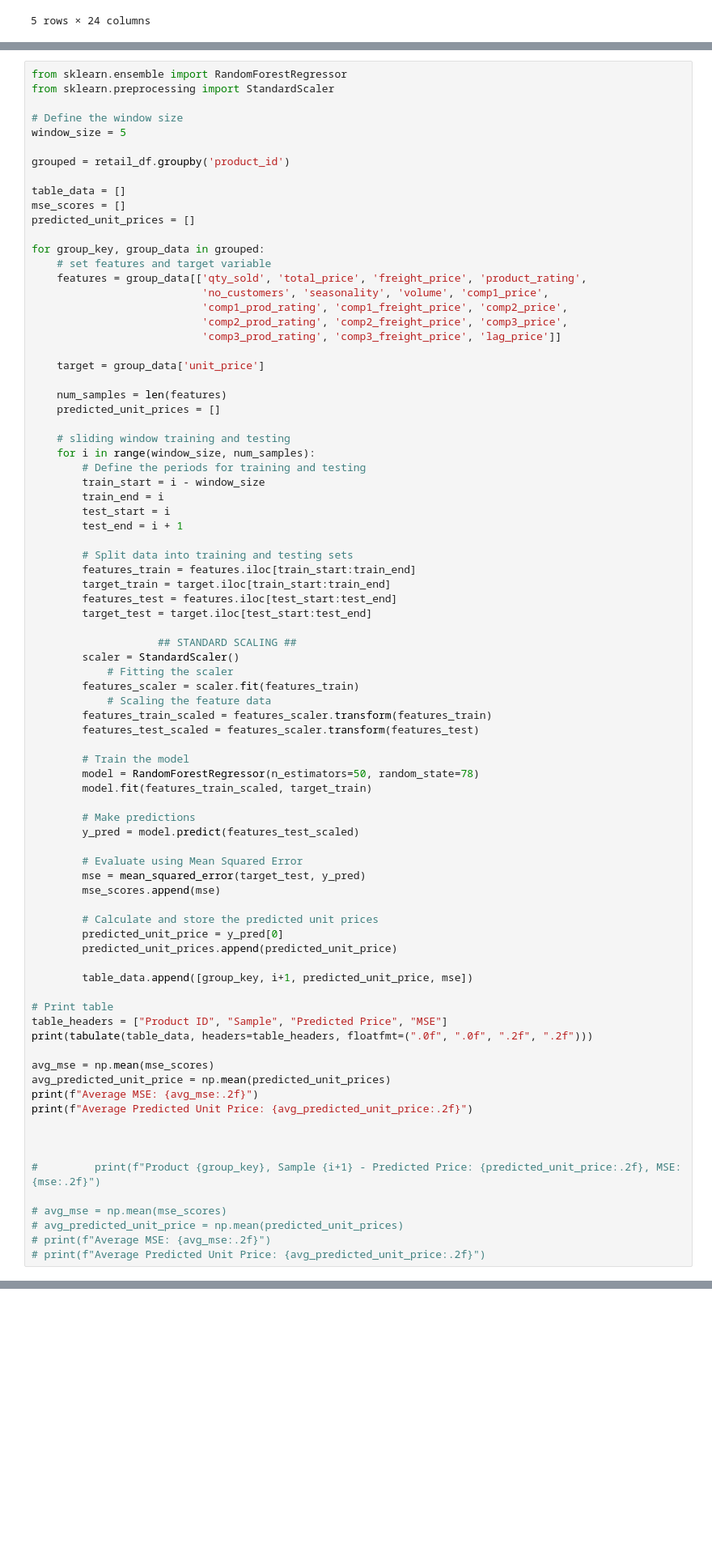
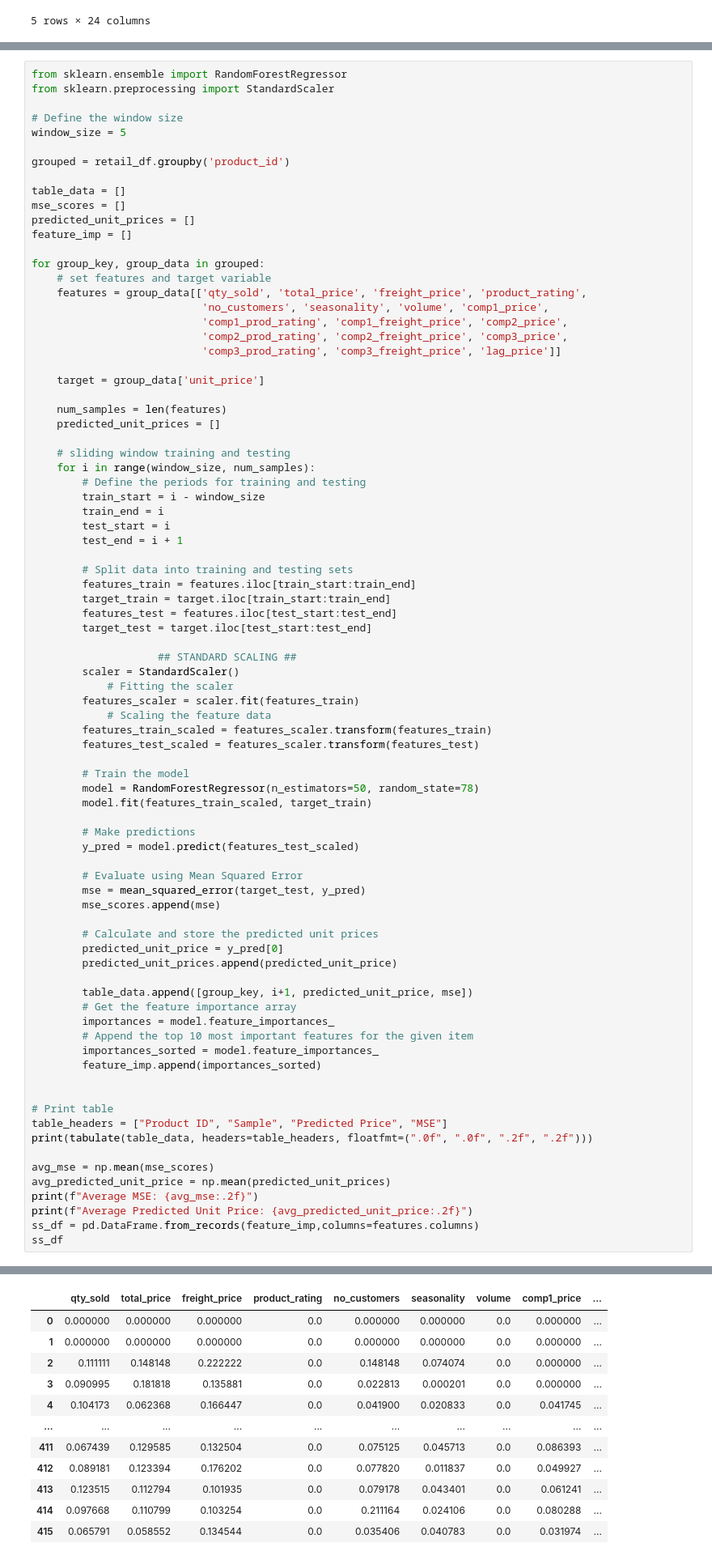
Before and after one commit to Samanaan/Project04_Machine_Learning, a Jupyter notebook: ML_SK_editsbyGI.ipynb, the cells around one changed output, grey strips where cells are left out. Shown: that part at 81% size. Drawn from its saved outputs; the diff is of its cells as text; blank space fills up the shorter version.

```diff
--- a/ML_SK_editsbyGI.ipynb
+++ b/ML_SK_editsbyGI.ipynb
@@ -295,6 +230,7 @@ grouped = retail_df.groupby('product_id')
 table_data = []
 mse_scores = []
 predicted_unit_prices = []
+feature_imp = []
 
 for group_key, group_data in grouped:
     # set features and target variable
@@ -347,6 +283,12 @@ for group_key, group_data in grouped:
         predicted_unit_prices.append(predicted_unit_price)
 
         table_data.append([group_key, i+1, predicted_unit_price, mse])
+        # Get the feature importance array
+        importances = model.feature_importances_
+        # Append the top 10 most important features for the given item
+        importances_sorted = model.feature_importances_
+        feature_imp.append(importances_sorted)
+
 
 # Print table
 table_headers = ["Product ID", "Sample", "Predicted Price", "MSE"]
@@ -356,15 +298,8 @@ avg_mse = np.mean(mse_scores)
 avg_predicted_unit_price = np.mean(predicted_unit_prices)
 print(f"Average MSE: {avg_mse:.2f}")
 print(f"Average Predicted Unit Price: {avg_predicted_unit_price:.2f}")
-
-
-
-#         print(f"Product {group_key}, Sample {i+1} - Predicted Price: {predicted_unit_price:.2f}, MSE: {mse:.2f}")
-
-# avg_mse = np.mean(mse_scores)
-# avg_predicted_unit_price = np.mean(predicted_unit_prices)
-# print(f"Average MSE: {avg_mse:.2f}")
-# print(f"Average Predicted Unit Price: {avg_predicted_unit_price:.2f}")
+ss_df = pd.DataFrame.from_records(feature_imp,columns=features.columns)
+ss_df
 # %% [output]
 Product ID      Sample    Predicted Price       MSE
 ------------  --------  -----------------  --------
@@ -385,0 +321,12 @@ Average Predicted Unit Price: 175.79
+|  | qty_sold | total_price | freight_price | product_rating | no_customers | seasonality | volume | comp1_price | ... |
+| 0 | 0.000000 | 0.000000 | 0.000000 | 0.0 | 0.000000 | 0.000000 | 0.0 | 0.000000 | ... |
+| 1 | 0.000000 | 0.000000 | 0.000000 | 0.0 | 0.000000 | 0.000000 | 0.0 | 0.000000 | ... |
+| 2 | 0.111111 | 0.148148 | 0.222222 | 0.0 | 0.148148 | 0.074074 | 0.0 | 0.000000 | ... |
+| 3 | 0.090995 | 0.181818 | 0.135881 | 0.0 | 0.022813 | 0.000201 | 0.0 | 0.000000 | ... |
+| 4 | 0.104173 | 0.062368 | 0.166447 | 0.0 | 0.041900 | 0.020833 | 0.0 | 0.041745 | ... |
+| ... | ... | ... | ... | ... | ... | ... | ... | ... | ... |
+| 411 | 0.067439 | 0.129585 | 0.132504 | 0.0 | 0.075125 | 0.045713 | 0.0 | 0.086393 | ... |
+| 412 | 0.089181 | 0.123394 | 0.176202 | 0.0 | 0.077820 | 0.011837 | 0.0 | 0.049927 | ... |
+| 413 | 0.123515 | 0.112794 | 0.101935 | 0.0 | 0.079178 | 0.043401 | 0.0 | 0.061241 | ... |
+| 414 | 0.097668 | 0.110799 | 0.103254 | 0.0 | 0.211164 | 0.024106 | 0.0 | 0.080288 | ... |
+| 415 | 0.065791 | 0.058552 | 0.134544 | 0.0 | 0.035406 | 0.040783 | 0.0 | 0.031974 | ... |
```
Also changed, not shown: parts of 16 cells of this notebook, 1 other file.
